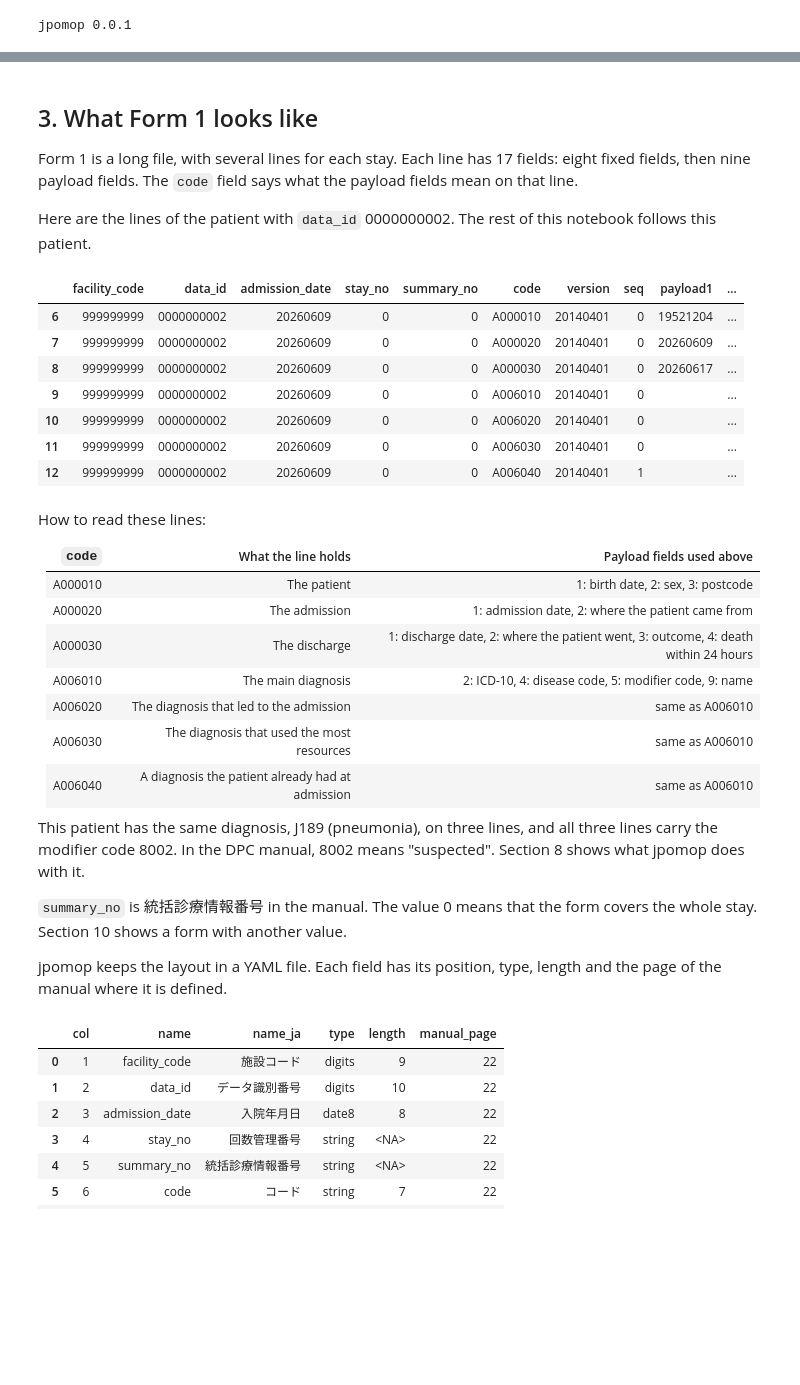
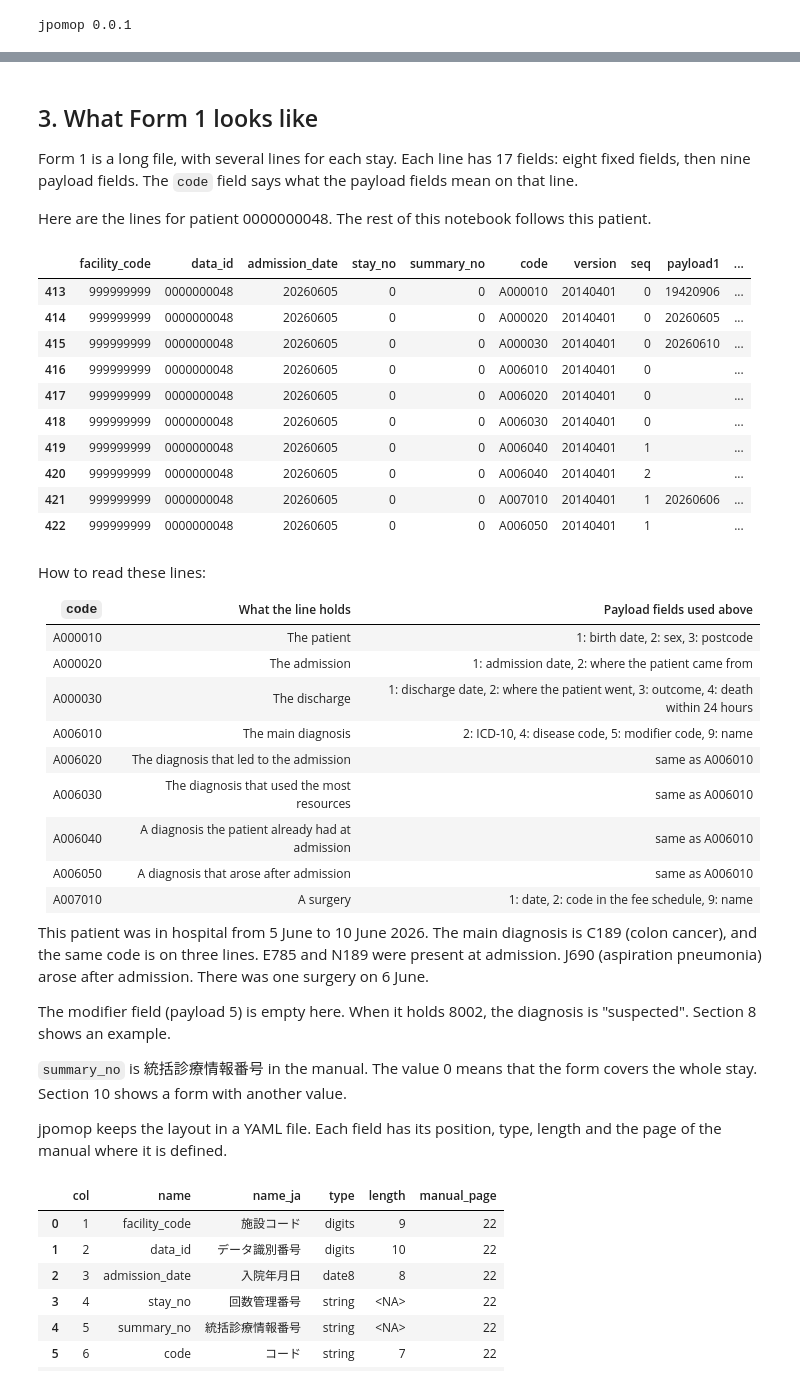
Before and after one commit to kojikojikojikoji/jpomop, a Jupyter notebook: examples/walkthrough_en.ipynb, the cells around one changed output, grey strips where cells are left out. Drawn from its saved outputs; the diff is of its cells as text; code cells hidden in the pictures; blank space fills up the shorter version.

```diff
--- a/examples/walkthrough_en.ipynb
+++ b/examples/walkthrough_en.ipynb
@@ -36,6 +36,11 @@ import jpomop
 
 pd.set_option("display.max_columns", 40)
 pd.set_option("display.width", 200)
+pd.set_option("display.max_colwidth", 80)
+
+SEED = 31                # see section 2
+FOLLOW = "0000000048"    # the patient we follow (data_id in the DPC files)
+FOLLOW_PERSON = 48       # the same patient in the CDM tables
 
 work = Path(tempfile.mkdtemp(prefix="jpomop_"))
 print("jpomop", jpomop.__version__)
@@ -69,24 +78,27 @@ Form 1 is a long file, with several lines for each stay.
 Each line has 17 fields: eight fixed fields, then nine payload fields.
 The `code` field says what the payload fields mean on that line.
 
-Here are the lines of the patient with `data_id` 0000000002.
+Here are the lines for patient 0000000048.
 The rest of this notebook follows this patient.
 # %%
 from jpomop.spec import load_spec
 
 y1_spec = load_spec("dpc_yoshiki1")
 lines = m.yoshiki1.read_bytes().decode("cp932").splitlines()
 raw_y1 = pd.DataFrame([ln.split("\t") for ln in lines], columns=y1_spec.field_names())
-raw_y1[raw_y1["data_id"] == "0000000002"]
+raw_y1[raw_y1["data_id"] == FOLLOW]
 # %% [output]
 |  | facility_code | data_id | admission_date | stay_no | summary_no | code | version | seq | payload1 | ... |
-| 6 | 999999999 | 0000000002 | 20260609 | 0 | 0 | A000010 | 20140401 | 0 | 19521204 | ... |
-| 7 | 999999999 | 0000000002 | 20260609 | 0 | 0 | A000020 | 20140401 | 0 | 20260609 | ... |
-| 8 | 999999999 | 0000000002 | 20260609 | 0 | 0 | A000030 | 20140401 | 0 | 20260617 | ... |
-| 9 | 999999999 | 0000000002 | 20260609 | 0 | 0 | A006010 | 20140401 | 0 |  | ... |
-| 10 | 999999999 | 0000000002 | 20260609 | 0 | 0 | A006020 | 20140401 | 0 |  | ... |
-| 11 | 999999999 | 0000000002 | 20260609 | 0 | 0 | A006030 | 20140401 | 0 |  | ... |
-| 12 | 999999999 | 0000000002 | 20260609 | 0 | 0 | A006040 | 20140401 | 1 |  | ... |
+| 413 | 999999999 | 0000000048 | 20260605 | 0 | 0 | A000010 | 20140401 | 0 | 19420906 | ... |
+| 414 | 999999999 | 0000000048 | 20260605 | 0 | 0 | A000020 | 20140401 | 0 | 20260605 | ... |
+| 415 | 999999999 | 0000000048 | 20260605 | 0 | 0 | A000030 | 20140401 | 0 | 20260610 | ... |
+| 416 | 999999999 | 0000000048 | 20260605 | 0 | 0 | A006010 | 20140401 | 0 |  | ... |
+| 417 | 999999999 | 0000000048 | 20260605 | 0 | 0 | A006020 | 20140401 | 0 |  | ... |
+| 418 | 999999999 | 0000000048 | 20260605 | 0 | 0 | A006030 | 20140401 | 0 |  | ... |
+| 419 | 999999999 | 0000000048 | 20260605 | 0 | 0 | A006040 | 20140401 | 1 |  | ... |
+| 420 | 999999999 | 0000000048 | 20260605 | 0 | 0 | A006040 | 20140401 | 2 |  | ... |
+| 421 | 999999999 | 0000000048 | 20260605 | 0 | 0 | A007010 | 20140401 | 1 | 20260606 | ... |
+| 422 | 999999999 | 0000000048 | 20260605 | 0 | 0 | A006050 | 20140401 | 1 |  | ... |
 # %% [markdown]
 How to read these lines:
 
@@ -99,10 +111,17 @@ How to read these lines:
 | A006020 | The diagnosis that led to the admission | same as A006010 |
 | A006030 | The diagnosis that used the most resources | same as A006010 |
 | A006040 | A diagnosis the patient already had at admission | same as A006010 |
+| A006050 | A diagnosis that arose after admission | same as A006010 |
+| A007010 | A surgery | 1: date, 2: code in the fee schedule, 9: name |
 
-This patient has the same diagnosis, J189 (pneumonia), on three lines, and all three lines carry the modifier code 8002.
-In the DPC manual, 8002 means "suspected".
-Section 8 shows what jpomop does with it.
+This patient was in hospital from 5 June to 10 June 2026.
+The main diagnosis is C189 (colon cancer), and the same code is on three lines.
+E785 and N189 were present at admission.
+J690 (aspiration pneumonia) arose after admission.
+There was one surgery on 6 June.
+
+The modifier field (payload 5) is empty here.
+When it holds 8002, the diagnosis is "suspected". Section 8 shows an example.
 
 `summary_no` is 統括診療情報番号 in the manual.
 The value 0 means that the form covers the whole stay.
```
Also changed, not shown: parts of 64 cells of this notebook, 1 other file.
